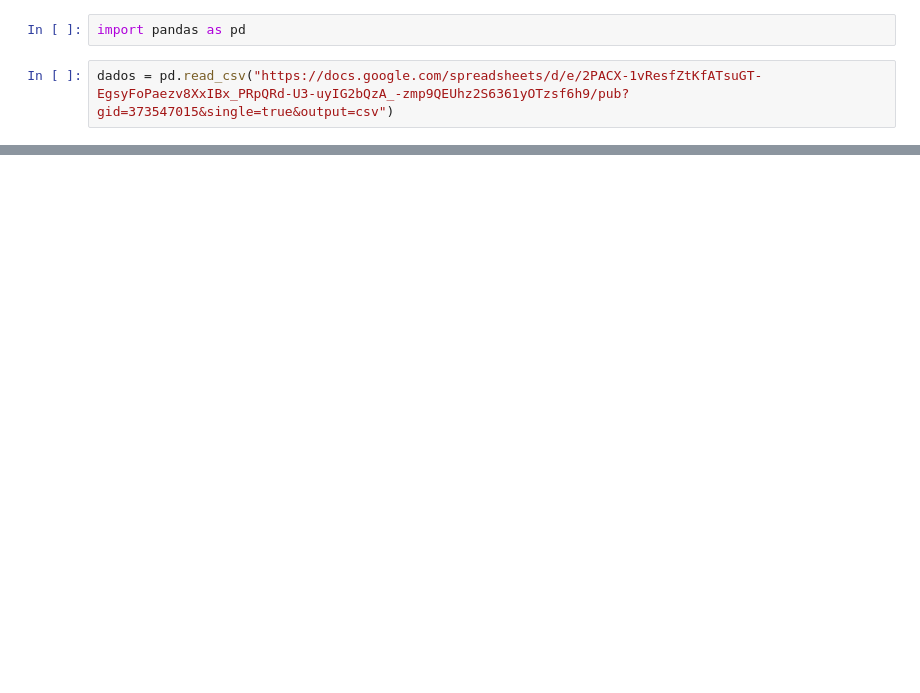
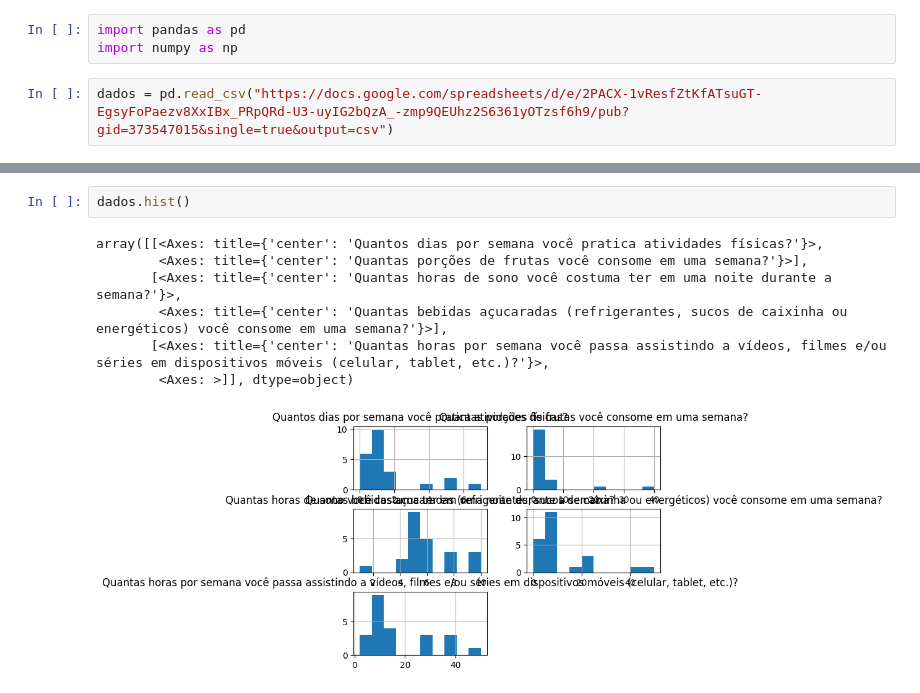
Before and after one commit to X4mpu/AnalisedeDados_Alura, a Jupyter notebook: DataAnalisys1.ipynb, the cells around one changed output, grey strips where cells are left out. Saved outputs shown, nothing was run; the diff lists cells and outputs as text; blank space fills up the shorter version.

```diff
--- a/DataAnalisys1.ipynb
+++ b/DataAnalisys1.ipynb
@@ -2,6 +2,7 @@
 <a href="https://colab.research.google.com/github/X4mpu/AnalisedeDados_Alura/blob/main/DataAnalisys1.ipynb" target="_parent"><img src="https://colab.research.google.com/assets/colab-badge.svg" alt="Open In Colab"/></a>
 # %%
 import pandas as pd
+import numpy as np
 # %%
 dados = pd.read_csv("https://docs.google.com/spreadsheets/d/e/2PACX-1vResfZtKfATsuGT-EgsyFoPaezv8XxIBx_PRpQRd-U3-uyIG2bQzA_-zmp9QEUhz2S6361yOTzsf6h9/pub?gid=373547015&single=true&output=csv")
 # %%
@@ -24,3 +25,13 @@ dados
 | 20 | 04/11/2024 13:40:59 | 1 | 3 | 5 | ... |
 | 21 | 04/11/2024 13:41:16 | 1 | 4 | 6 | ... |
 | 22 | 04/11/2024 13:42:16 | 2 | 4 | 8 | ... |
+# %%
+dados.hist()
+# %% [output]
+array([[<Axes: title={'center': 'Quantos dias por semana você pratica atividades físicas?'}>,
+        <Axes: title={'center': 'Quantas porções de frutas você consome em uma semana?'}>],
+       [<Axes: title={'center': 'Quantas horas de sono você costuma ter em uma noite durante a semana?'}>,
+        <Axes: title={'center': 'Quantas bebidas açucaradas (refrigerantes, sucos de caixinha ou energéticos) você consome em uma semana?'}>],
+       [<Axes: title={'center': 'Quantas horas por semana você passa assistindo a vídeos, filmes e/ou séries em dispositivos móveis (celular, tablet, etc.)?'}>,
+        <Axes: >]], dtype=object)
+[figure, added]
```
Also changed, not shown: parts of 4 cells of this notebook.
